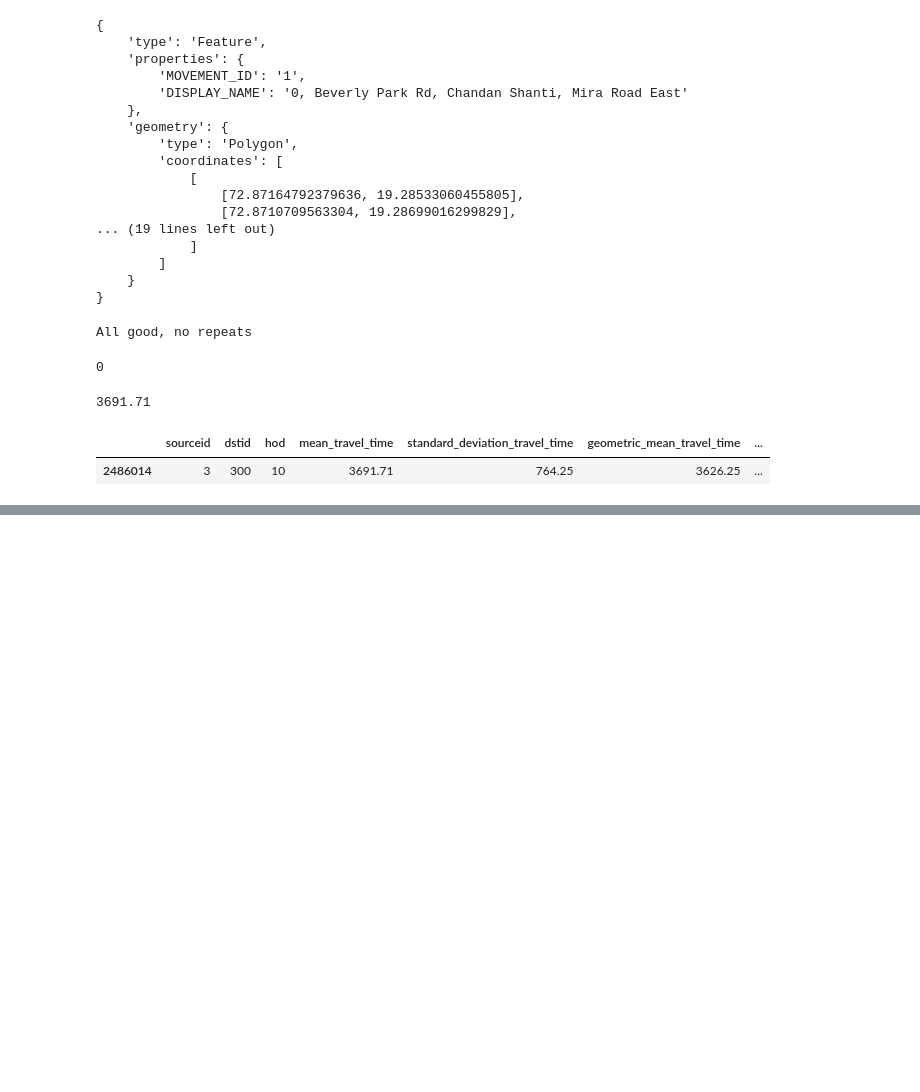
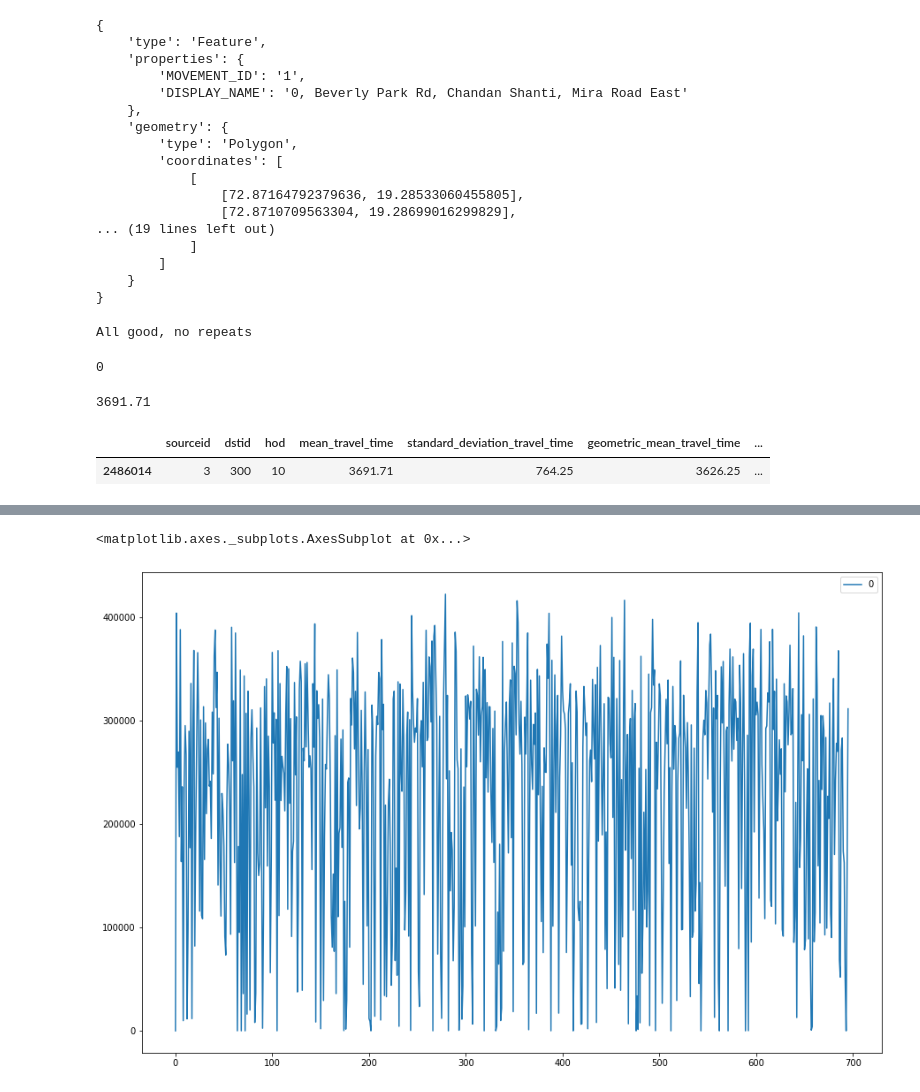
Before and after one commit to NeveIsa/MumbaiMobility, a Jupyter notebook: exploration.ipynb, the cells around one changed output, grey strips where cells are left out. Cells and saved outputs as stored; diff of their text form; code cells hidden in the pictures; blank space fills up the shorter version.

```diff
--- a/exploration.ipynb
+++ b/exploration.ipynb
@@ -110,0 +143,5 @@ df[df.sourceid==3] [ df.dstid==300 ] [ df.hod==10]
+# %%
+sns.lineplot(data=dst)
+# %% [output]
+<matplotlib.axes._subplots.AxesSubplot at 0x...>
+[figure, added]
```
Also changed, not shown: parts of 10 cells of this notebook, 2 other files.
